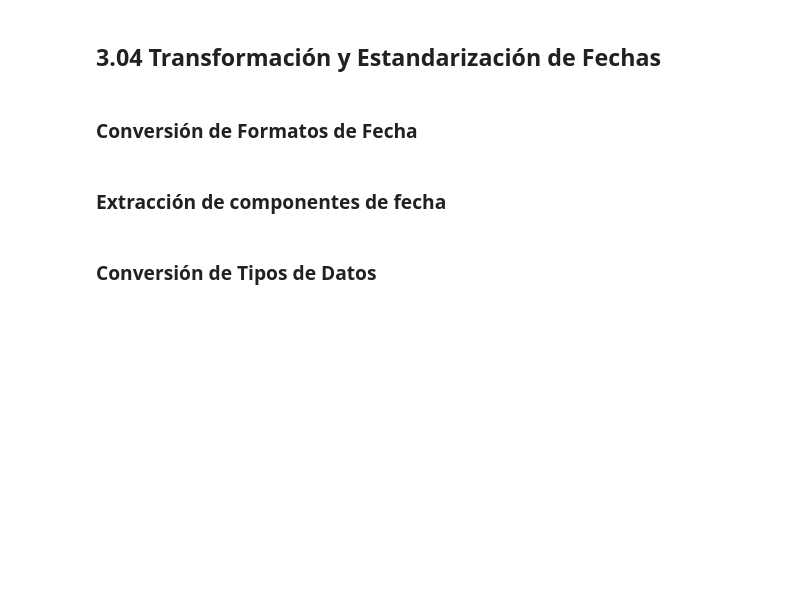
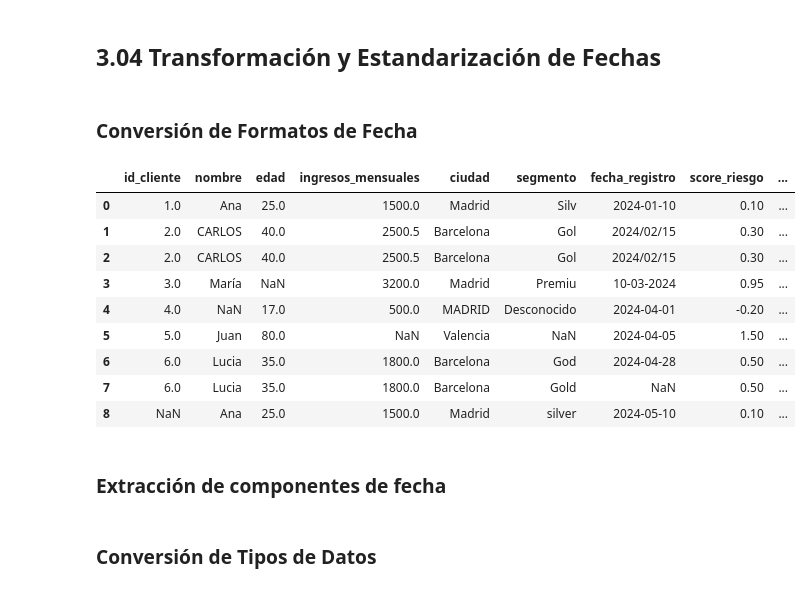
Before and after one commit to netcluster/Python-para-el-an-lisis-de-datos, a Jupyter notebook: Unidad 3/U3Limpiezaypreparacindedatos.ipynb, the cells around one changed output. Drawn from its saved outputs; the diff is of its cells as text; code cells hidden in the pictures; blank space fills up the shorter version.

```diff
--- a/Unidad 3/U3Limpiezaypreparacindedatos.ipynb
+++ b/Unidad 3/U3Limpiezaypreparacindedatos.ipynb
@@ -284,3 +290,21 @@ df[['edad', 'edad_fill', 'fecha_registro', 'fecha_registro_ffill']]
 ## U3.03 – Normalización de Texto y Categorías
 # %% [markdown]
 ### Limpiar y normalizar texto
+# %%
+df = pd.DataFrame({
+    'id_cliente': [1, 2, 2, 3, 4, 5, 6, 6, None],
+    'nombre': [' Ana  ', 'CARLOS', 'CARLOS', 'María', None, 'Juan', 'Lucia', 'Lucia', 'Ana'],
+    'edad': [25, 40, 40, None, 17, 80, 35, 35, 25],
+    'ingresos_mensuales': [1500.0, 2500.50, 2500.50, 3200.0, 500.0, None, 1800.0, 1800.0, 1500.0],
+    'ciudad': ['Madrid', 'Barcelona', 'Barcelona', 'Madrid', 'MADRID', 'Valencia', 'Barcelona', 'Barcelona', 'Madrid'],
+    'segmento': ['Silv', 'Gol', 'Gol', 'Premiu', 'Desconocido', None, 'God', 'Gold', 'silver'],
+    'fecha_registro': ['2024-01-10', '2024/02/15', '2024/02/15', '10-03-2024',
+                       '2024-04-01', '2024-04-05', '2024-04-28', np.nan, '2024-05-10'],
+    'score_riesgo': [0.1, 0.3, 0.3, 0.95, -0.2, 1.5, 0.5, 0.5, 0.1]
+})
+
+df['nombre_limpio']=df['nombre'].str.strip().str.title()
+df['nombre vs nombre_limpio']=df['nombre'].str.len().astype(str) + ' vs ' + df['nombre_limpio'].str.len().astype(str)
+#Convertir a mayúsculas
+df['nombre_mayusc']= (df['nombre'].str.upper().str.strip())
+df[['nombre', 'nombre_limpio', 'nombre vs nombre_limpio', 'nombre_mayusc']]
@@ -288,0 +328,9 @@ df[['edad', 'edad_fill', 'fecha_registro', 'fecha_registro_ffill']]
+# %%
+map_segmento={
+    'Silv': 'Silver',
+    'Gol': 'Gold',
+    'God': 'Gold',
+    'Premiu': 'Premium',
+}
+df['segmento_norm']= df['segmento'].replace(map_segmento).str.capitalize()
+df[['segmento', 'segmento_norm']]
@@ -290,0 +352,6 @@ df[['edad', 'edad_fill', 'fecha_registro', 'fecha_registro_ffill']]
+# %%
+import gender_guesser.detector as gender
+d= gender.Detector()
+
+df['genero']= df['nombre_limpio'].apply(lambda x: d.get_gender(x))
+df[['nombre_limpio', 'genero']]
@@ -292,6 +370,19 @@ df[['edad', 'edad_fill', 'fecha_registro', 'fecha_registro_ffill']]
 ## 3.04 Transformación y Estandarización de Fechas
 # %% [markdown]
 ### Conversión de Formatos de Fecha
+# %%
+df
+# %% [output]
+|  | id_cliente | nombre | edad | ingresos_mensuales | ciudad | segmento | fecha_registro | score_riesgo | ... |
+| 0 | 1.0 | Ana | 25.0 | 1500.0 | Madrid | Silv | 2024-01-10 | 0.10 | ... |
+| 1 | 2.0 | CARLOS | 40.0 | 2500.5 | Barcelona | Gol | 2024/02/15 | 0.30 | ... |
+| 2 | 2.0 | CARLOS | 40.0 | 2500.5 | Barcelona | Gol | 2024/02/15 | 0.30 | ... |
+| 3 | 3.0 | María | NaN | 3200.0 | Madrid | Premiu | 10-03-2024 | 0.95 | ... |
+| 4 | 4.0 | NaN | 17.0 | 500.0 | MADRID | Desconocido | 2024-04-01 | -0.20 | ... |
+| 5 | 5.0 | Juan | 80.0 | NaN | Valencia | NaN | 2024-04-05 | 1.50 | ... |
+| 6 | 6.0 | Lucia | 35.0 | 1800.0 | Barcelona | God | 2024-04-28 | 0.50 | ... |
+| 7 | 6.0 | Lucia | 35.0 | 1800.0 | Barcelona | Gold | NaN | 0.50 | ... |
+| 8 | NaN | Ana | 25.0 | 1500.0 | Madrid | silver | 2024-05-10 | 0.10 | ... |
 # %% [markdown]
 ### Extracción de componentes de fecha
 # %% [markdown]
```
Also changed, not shown: parts of 6 cells of this notebook.
